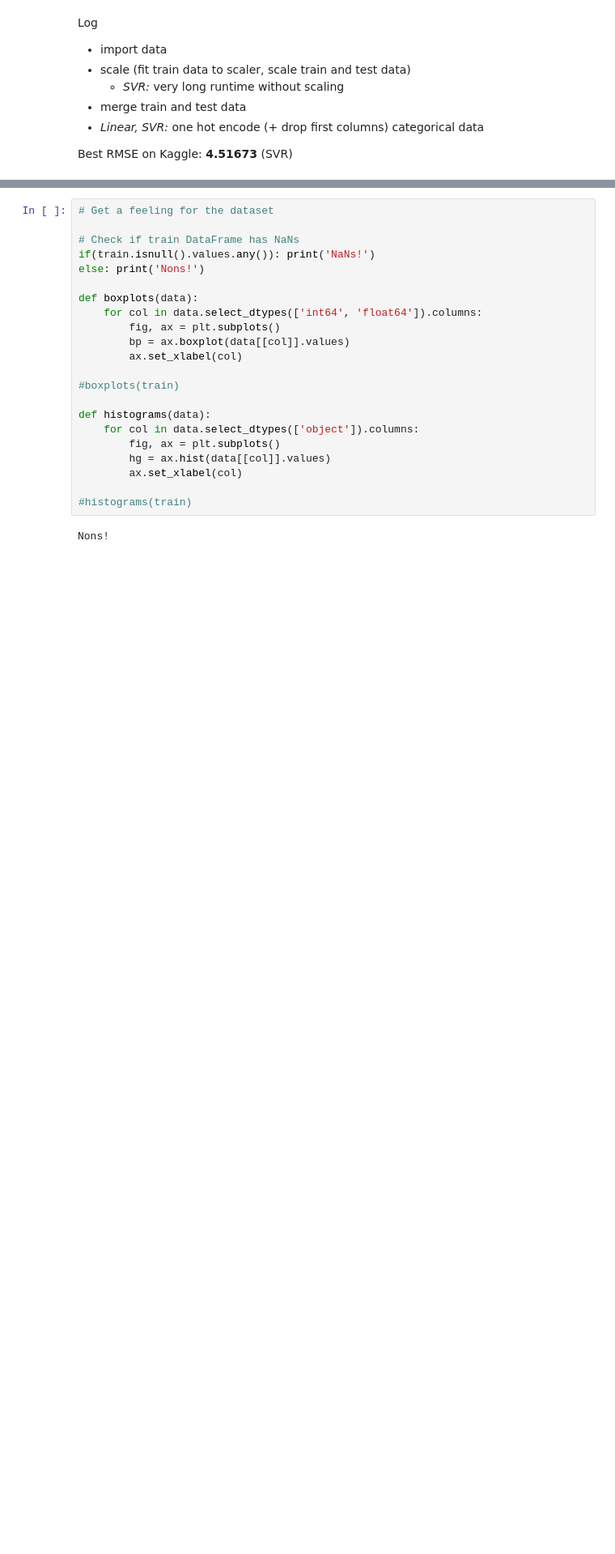
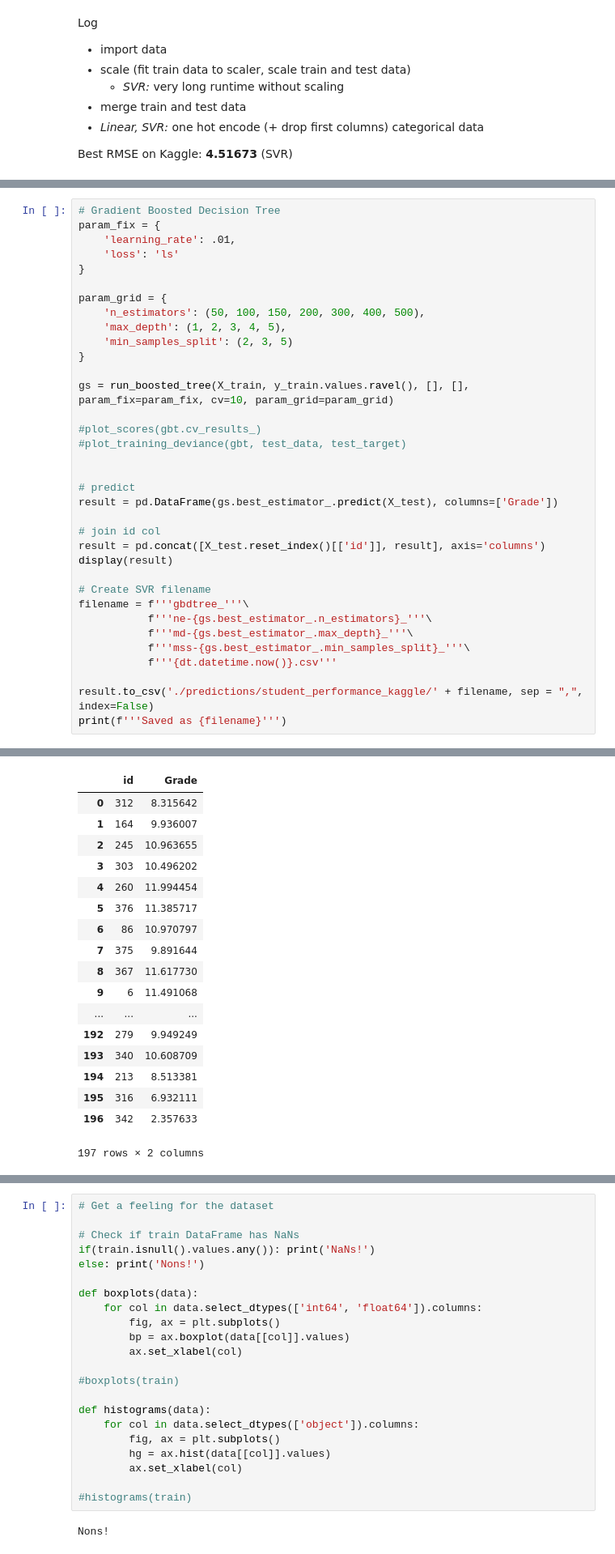
Before and after one commit to annamarianau/ml_project_regression, a Jupyter notebook: student_performance_kaggle.ipynb, the cells around one changed output, grey strips where cells are left out. Shown: that part at 81% size. Saved outputs shown, nothing was run; the diff lists cells and outputs as text; blank space fills up the shorter version.

```diff
--- a/student_performance_kaggle.ipynb
+++ b/student_performance_kaggle.ipynb
@@ -114,0 +153,36 @@ Saved as svr_C-0.2_k-linear_e-0.5_g-auto_2019-01-01 20:54:45.843929.csv
+# %%
+# Gradient Boosted Decision Tree
+param_fix = {
+    'learning_rate': .01,
+    'loss': 'ls'
+}
+
+param_grid = {
+    'n_estimators': (50, 100, 150, 200, 300, 400, 500),
+    'max_depth': (1, 2, 3, 4, 5),
+    'min_samples_split': (2, 3, 5)
+}
+
+gs = run_boosted_tree(X_train, y_train.values.ravel(), [], [], param_fix=param_fix, cv=10, param_grid=param_grid)
+
+#plot_scores(gbt.cv_results_)
+#plot_training_deviance(gbt, test_data, test_target)
+
+
+# predict
+result = pd.DataFrame(gs.best_estimator_.predict(X_test), columns=['Grade'])
+
+# join id col
+result = pd.concat([X_test.reset_index()[['id']], result], axis='columns')
+display(result)
+
+# Create SVR filename
+filename = f'''gbdtree_'''\
+           f'''ne-{gs.best_estimator_.n_estimators}_'''\
+           f'''md-{gs.best_estimator_.max_depth}_'''\
+           f'''mss-{gs.best_estimator_.min_samples_split}_'''\
+           f'''{dt.datetime.now()}.csv'''
+
+result.to_csv('./predictions/student_performance_kaggle/' + filename, sep = ",", index=False)
+print(f'''Saved as {filename}''')
+# %% [output]
@@ -114,0 +194,18 @@ Saved as svr_C-0.2_k-linear_e-0.5_g-auto_2019-01-01 20:54:45.843929.csv
+|  | id | Grade |
+| 0 | 312 | 8.315642 |
+| 1 | 164 | 9.936007 |
+| 2 | 245 | 10.963655 |
+| 3 | 303 | 10.496202 |
+| 4 | 260 | 11.994454 |
+| 5 | 376 | 11.385717 |
+| 6 | 86 | 10.970797 |
+| 7 | 375 | 9.891644 |
+| 8 | 367 | 11.617730 |
+| 9 | 6 | 11.491068 |
+| ... | ... | ... |
+| 192 | 279 | 9.949249 |
+| 193 | 340 | 10.608709 |
+| 194 | 213 | 8.513381 |
+| 195 | 316 | 6.932111 |
+| 196 | 342 | 2.357633 |
+197 rows × 2 columns
```
Also changed, not shown: parts of 6 cells of this notebook, 10 other files.
